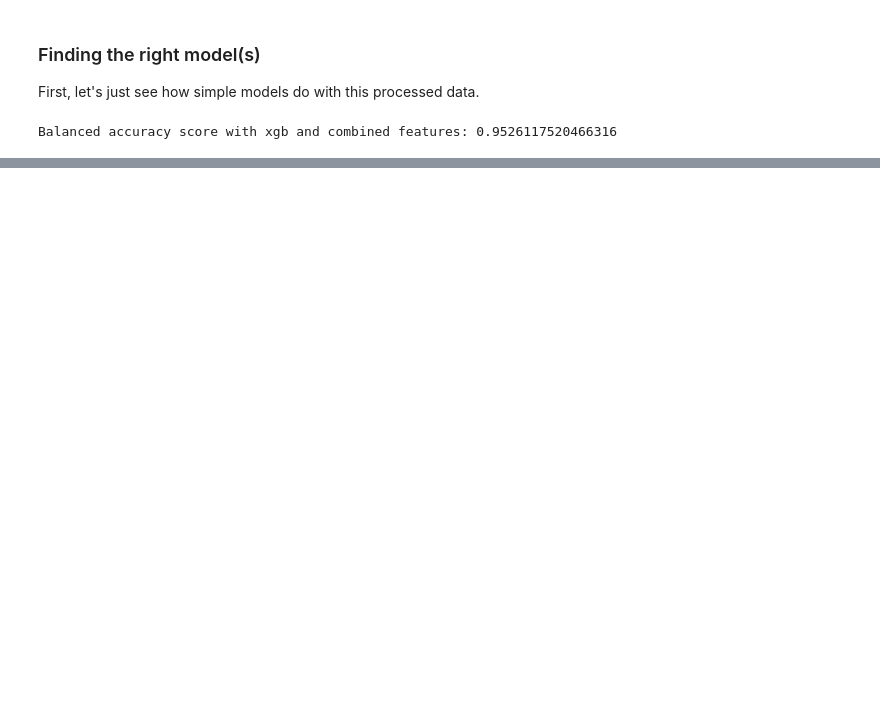
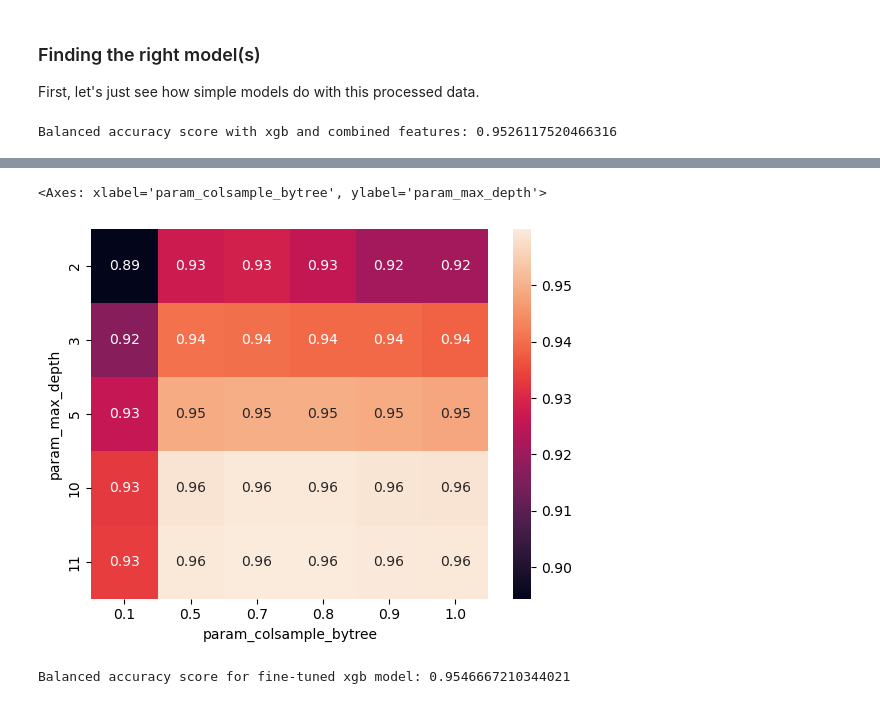
Before and after one commit to jaqueshere/kaggle-playground-stellar, a Jupyter notebook: kaggle-astro-training.ipynb, the cells around one changed output, grey strips where cells are left out. Drawn from its saved outputs; the diff is of its cells as text; code cells hidden in the pictures; blank space fills up the shorter version.

```diff
--- a/kaggle-astro-training.ipynb
+++ b/kaggle-astro-training.ipynb
@@ -228,0 +280,19 @@ Balanced accuracy score with xgb and combined features: 0.9537187174905667
+# %%
+import seaborn as sns
+
+grid_results_df = pd.DataFrame(grid_search.cv_results_)
+
+viz_data = grid_results_df.pivot_table(index='param_max_depth', columns='param_colsample_bytree', values='mean_test_score')
+sns.heatmap(viz_data, annot=True)
+# %% [output]
+<Axes: xlabel='param_colsample_bytree', ylabel='param_max_depth'>
+[figure, added]
+# %%
+xgb_tuned = XGBClassifier(max_depth=10, colsample_bytree=1.0, learning_rate=0.5)
+
+train_X, val_X, train_y, val_y = train_test_split(X_combinations2, y)
+xgb_tuned.fit(train_X, train_y)
+val_predictions = xgb_tuned.predict(val_X)
+print(f"Balanced accuracy score for fine-tuned xgb model: {balanced_accuracy_score(val_y, val_predictions)}")
+# %% [output]
+Balanced accuracy score for fine-tuned xgb model: 0.9546667210344021
```
Also changed, not shown: parts of 14 cells of this notebook, 1 other file.
